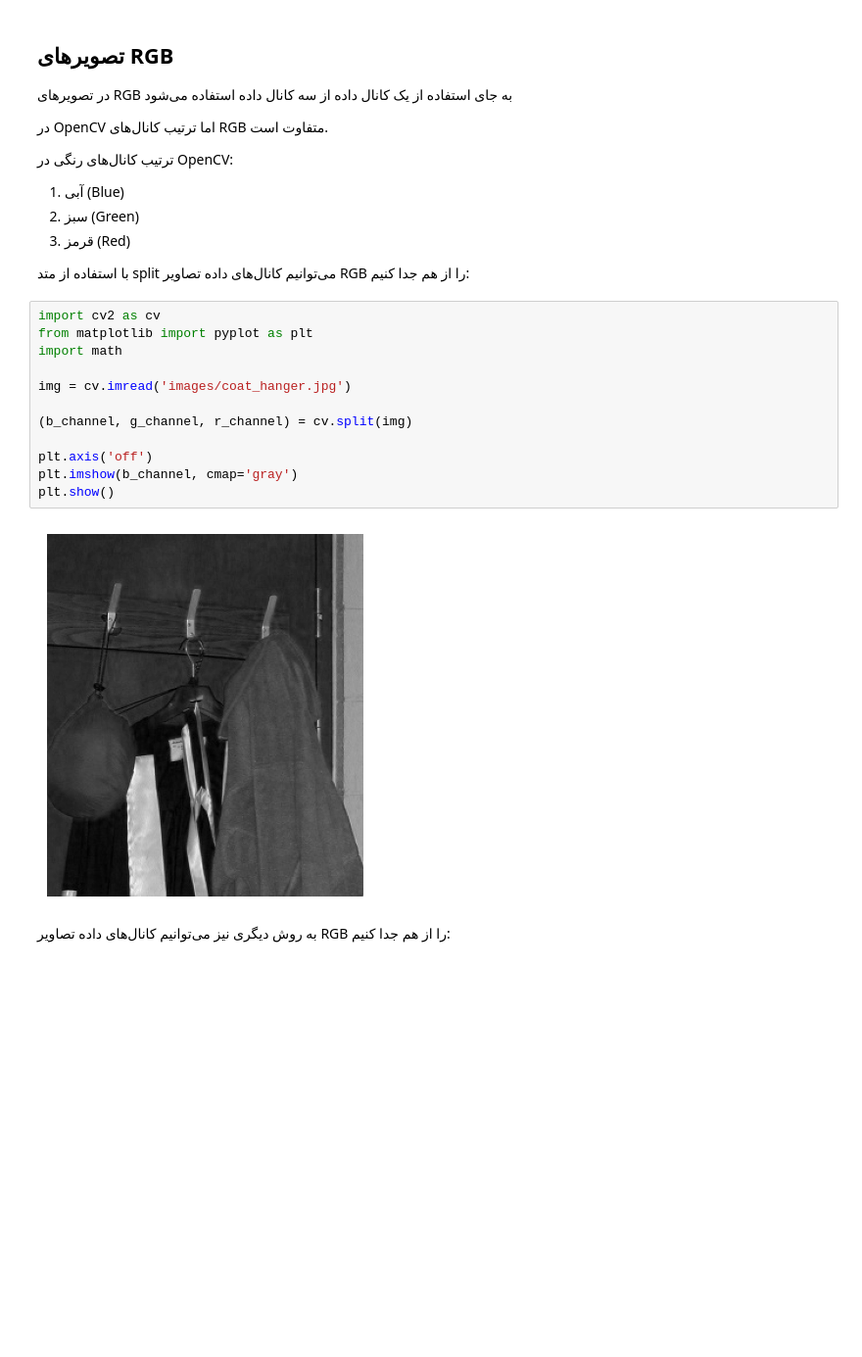
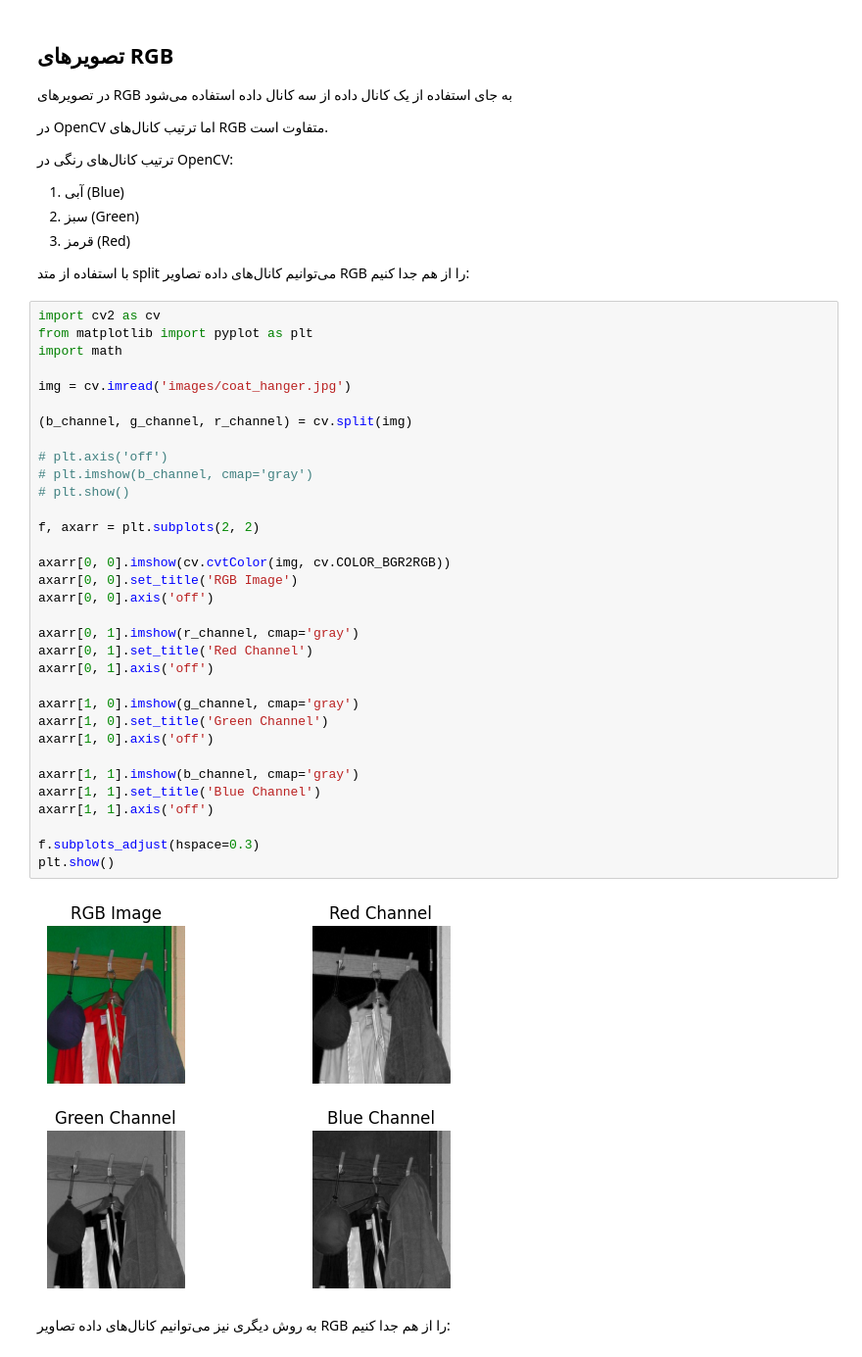
Before and after one commit to msabiloo/iut-computer-vision, a Jupyter notebook: ch_02_images/ch_02_2_3.ipynb, the cells around one changed output. Shown: that part at 98% size. Drawn from its saved outputs; the diff is of its cells as text; blank space fills up the shorter version.

Commit message:
add rgb multiple image show

```diff
--- a/ch_02_images/ch_02_2_3.ipynb
+++ b/ch_02_images/ch_02_2_3.ipynb
@@ -13,20 +13,41 @@
 3. قرمز (Red)
 
 با استفاده از متد split می‌توانیم کانال‌های داده تصاویر RGB را از هم جدا کنیم:
-# %%
-import cv2 as cv
-from matplotlib import pyplot as plt
-import math
-
-img = cv.imread('images/coat_hanger.jpg')
-
-(b_channel, g_channel, r_channel) = cv.split(img)
-
-plt.axis('off')
-plt.imshow(b_channel, cmap='gray')
-plt.show()
-# %% [output]
-[figure, removed]
+# %%
+import cv2 as cv
+from matplotlib import pyplot as plt
+import math
+
+img = cv.imread('images/coat_hanger.jpg')
+
+(b_channel, g_channel, r_channel) = cv.split(img)
+
+# plt.axis('off')
+# plt.imshow(b_channel, cmap='gray')
+# plt.show()
+
+f, axarr = plt.subplots(2, 2)
+
+axarr[0, 0].imshow(cv.cvtColor(img, cv.COLOR_BGR2RGB))
+axarr[0, 0].set_title('RGB Image')
+axarr[0, 0].axis('off')
+
+axarr[0, 1].imshow(r_channel, cmap='gray')
+axarr[0, 1].set_title('Red Channel')
+axarr[0, 1].axis('off')
+
+axarr[1, 0].imshow(g_channel, cmap='gray')
+axarr[1, 0].set_title('Green Channel')
+axarr[1, 0].axis('off')
+
+axarr[1, 1].imshow(b_channel, cmap='gray')
+axarr[1, 1].set_title('Blue Channel')
+axarr[1, 1].axis('off')
+
+f.subplots_adjust(hspace=0.3)
+plt.show()
+# %% [output]
+[figure, added]
 # %% [markdown]
 به روش دیگری نیز می‌توانیم کانال‌های داده تصاویر RGB را از هم جدا کنیم:
 # %%
```
